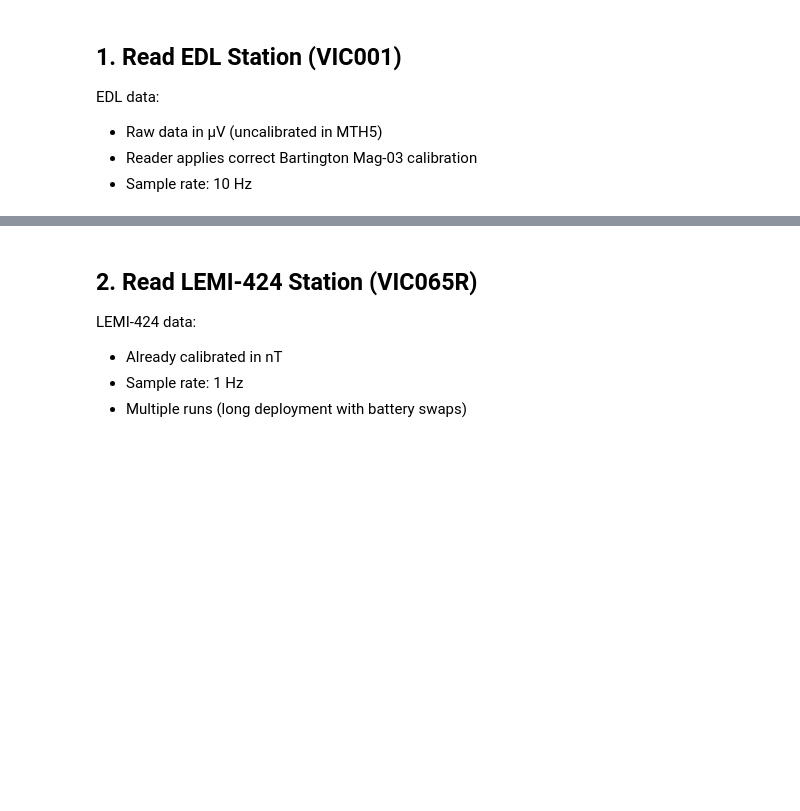
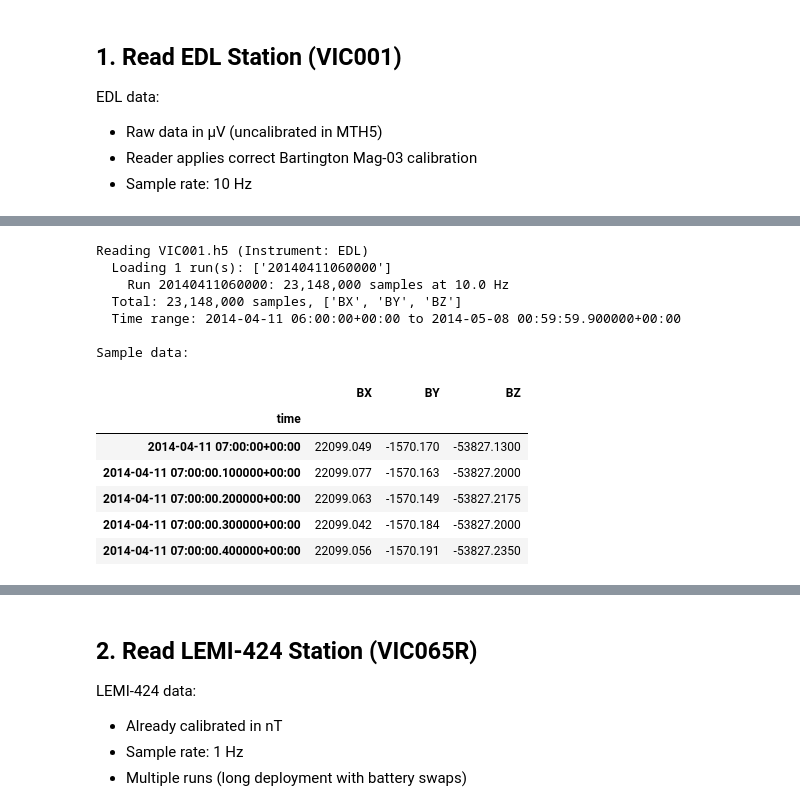
Before and after one commit to bvkay/AusLAMP-Processing-2026, a Jupyter notebook: notebooks/01_quick_start_demo.ipynb, the cells around one changed output, grey strips where cells are left out. Cells and saved outputs as stored; diff of their text form; code cells hidden in the pictures; blank space fills up the shorter version.

```diff
--- a/notebooks/01_quick_start_demo.ipynb
+++ b/notebooks/01_quick_start_demo.ipynb
@@ -40,10 +55,25 @@ for key, value in metadata_edl.items():
 # %%
 # Read data (load first hour for quick demo)
 df_edl = read_station(edl_file, channels='magnetic', verbose=True)
-df_edl_sample = df_edl.iloc[:36000]  # First hour at 10 Hz
+df_edl_sample = df_edl.iloc[36000:72000]  # Second hour at 10 Hz
 
 print("\nSample data:")
 df_edl_sample.head()
+# %% [output]
+Reading VIC001.h5 (Instrument: EDL)
+  Loading 1 run(s): ['20140411060000']
+    Run 20140411060000: 23,148,000 samples at 10.0 Hz
+  Total: 23,148,000 samples, ['BX', 'BY', 'BZ']
+  Time range: 2014-04-11 06:00:00+00:00 to 2014-05-08 00:59:59.900000+00:00
+
+Sample data:
+|  | BX | BY | BZ |
+| time |  |  |  |
+| 2014-04-11 07:00:00+00:00 | 22099.049 | -1570.170 | -53827.1300 |
+| 2014-04-11 07:00:00.100000+00:00 | 22099.077 | -1570.163 | -53827.2000 |
+| 2014-04-11 07:00:00.200000+00:00 | 22099.063 | -1570.149 | -53827.2175 |
+| 2014-04-11 07:00:00.300000+00:00 | 22099.042 | -1570.184 | -53827.2000 |
+| 2014-04-11 07:00:00.400000+00:00 | 22099.056 | -1570.191 | -53827.2350 |
 # %%
 # Plot
 fig, axes = plt.subplots(3, 1, figsize=(14, 8), sharex=True)
```
Also changed, not shown: parts of 8 cells of this notebook, 2 other files.
